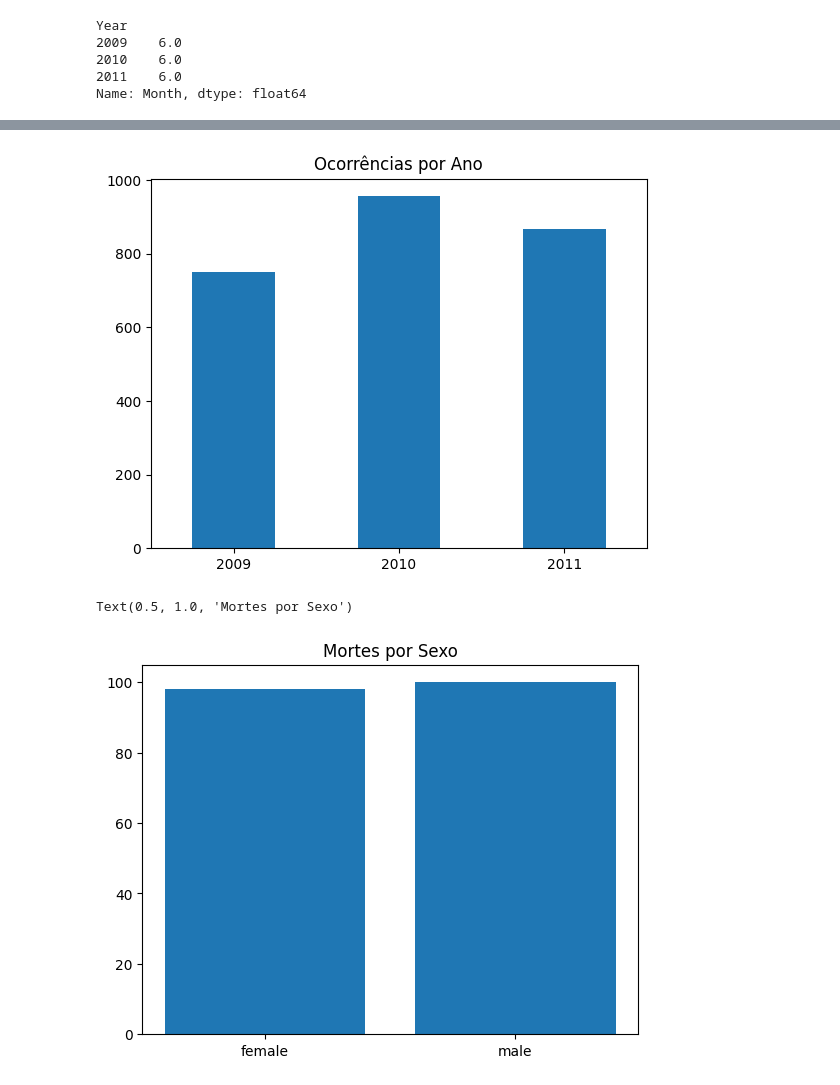
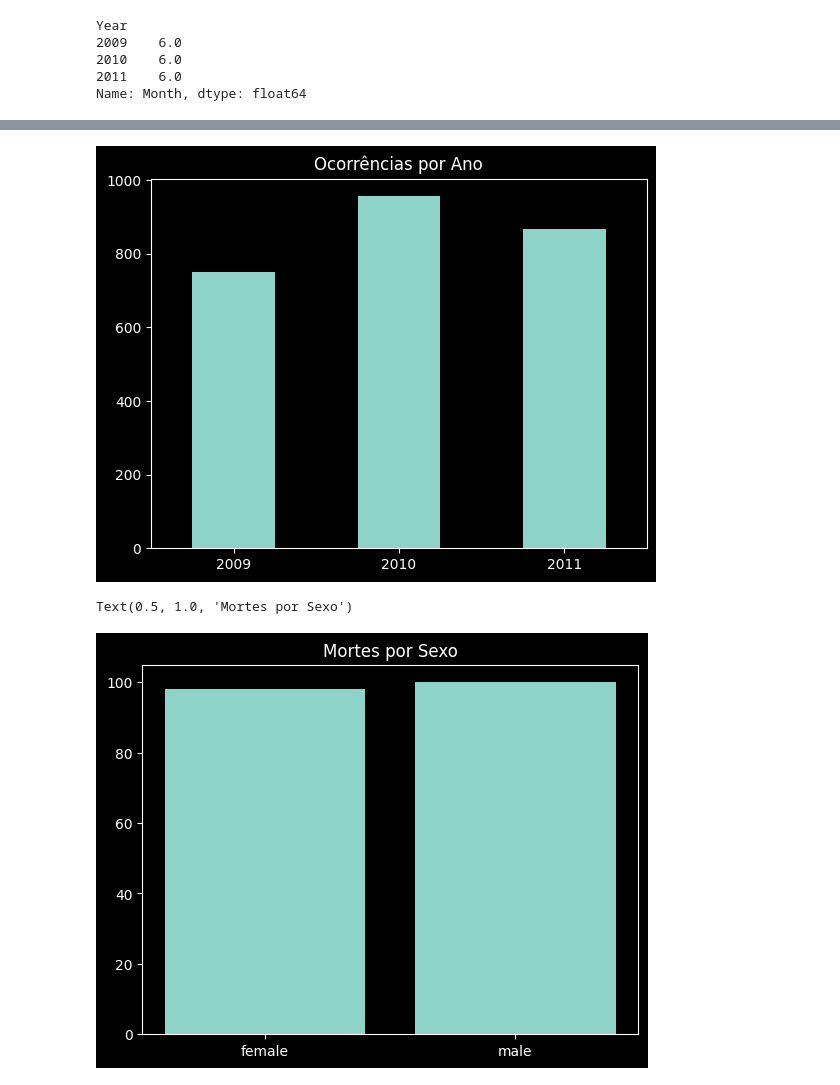
Before and after one commit to allisson2156/Analise-Suicidios-Shangdong, a Jupyter notebook: AnaliseDadosShangDong.ipynb, the cells around one changed output, grey strips where cells are left out. Drawn from its saved outputs; the diff is of its cells as text; code cells hidden in the pictures.

```diff
--- a/AnaliseDadosShangDong.ipynb
+++ b/AnaliseDadosShangDong.ipynb
@@ -97,6 +111,7 @@ Year
 Name: Month, dtype: float64
 # %%
 df['Age'].plot(kind='hist', bins=9, rwidth = 0.7, linewidth=0.5)
+plt.style.use('dark_background')
 plt.title('Idade das Vitimas')
 # %% [output]
 Text(0.5, 1.0, 'Idade das Vitimas')
@@ -104,5 +119,6 @@ Text(0.5, 1.0, 'Idade das Vitimas')
 # %%
 plt.hist(df['Month'], bins = 8, rwidth = 0.8, linewidth = 0.5)
+plt.style.use('dark_background')
 plt.title('Distribuição por Meses')
 plt.show()
 # %% [output]
@@ -110,13 +126,15 @@ plt.show()
 # %%
 df['Year'].value_counts().sort_index().plot(kind='bar')
+plt.style.use('dark_background')
 plt.title('Ocorrências por Ano')
 plt.xticks(rotation = 0)
 plt.show()
 # %% [output]
-[figure, old version]
+[figure, new version]
 # %%
 plt.bar(df['Sex'], df['Age'])
+plt.style.use('dark_background')
 plt.title('Mortes por Sexo')
 # %% [output]
 Text(0.5, 1.0, 'Mortes por Sexo')
-[figure, old version]
+[figure, new version]
```
Also changed, not shown: parts of 12 cells of this notebook.
